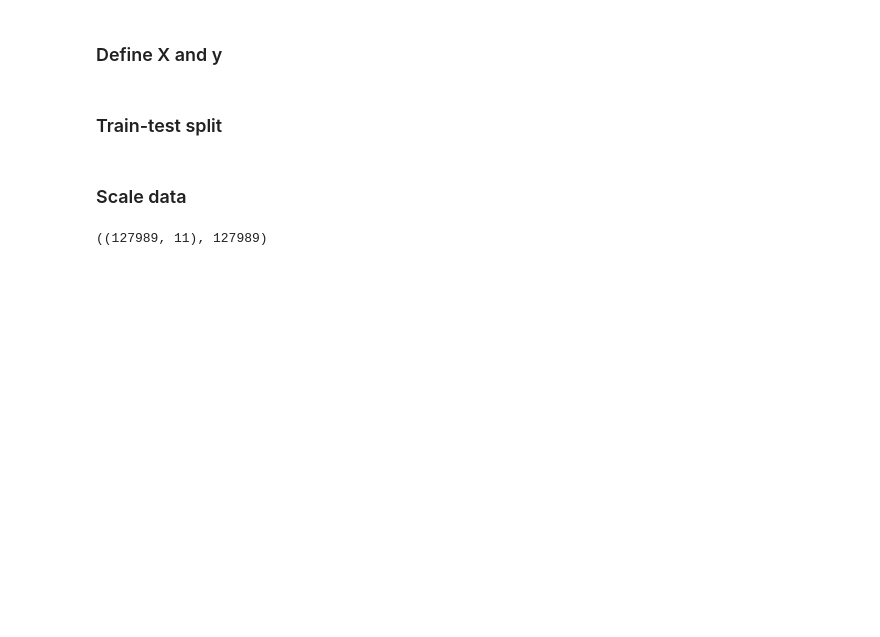
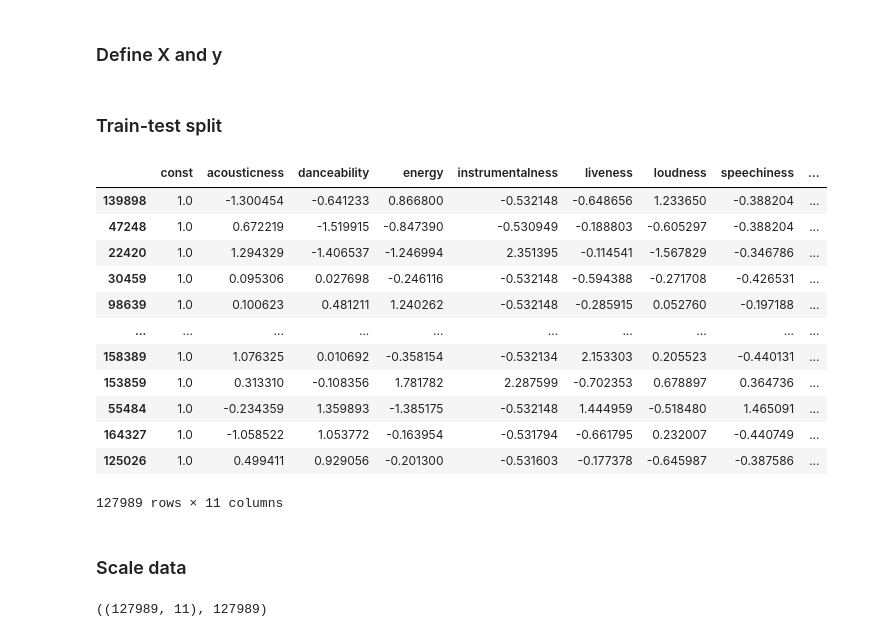
Before and after one commit to data-gab/Song-Popularity-Prediction, a Jupyter notebook: NOTEBOOKS/Linear Regression Modeling.ipynb, the cells around one changed output. Cells and saved outputs as stored; diff of their text form; code cells hidden in the pictures; blank space fills up the shorter version.

```diff
--- a/NOTEBOOKS/Linear Regression Modeling.ipynb
+++ b/NOTEBOOKS/Linear Regression Modeling.ipynb
@@ -90,6 +90,22 @@ y = list(df[y_col])
 ### Train-test split
 # %%
 X_train, X_test, y_train, y_test = train_test_split(X, y, test_size=0.25)
+# %%
+X_train
+# %% [output]
+|  | const | acousticness | danceability | energy | instrumentalness | liveness | loudness | speechiness | ... |
+| 139898 | 1.0 | -1.300454 | -0.641233 | 0.866800 | -0.532148 | -0.648656 | 1.233650 | -0.388204 | ... |
+| 47248 | 1.0 | 0.672219 | -1.519915 | -0.847390 | -0.530949 | -0.188803 | -0.605297 | -0.388204 | ... |
+| 22420 | 1.0 | 1.294329 | -1.406537 | -1.246994 | 2.351395 | -0.114541 | -1.567829 | -0.346786 | ... |
+| 30459 | 1.0 | 0.095306 | 0.027698 | -0.246116 | -0.532148 | -0.594388 | -0.271708 | -0.426531 | ... |
+| 98639 | 1.0 | 0.100623 | 0.481211 | 1.240262 | -0.532148 | -0.285915 | 0.052760 | -0.197188 | ... |
+| ... | ... | ... | ... | ... | ... | ... | ... | ... | ... |
+| 158389 | 1.0 | 1.076325 | 0.010692 | -0.358154 | -0.532134 | 2.153303 | 0.205523 | -0.440131 | ... |
+| 153859 | 1.0 | 0.313310 | -0.108356 | 1.781782 | 2.287599 | -0.702353 | 0.678897 | 0.364736 | ... |
+| 55484 | 1.0 | -0.234359 | 1.359893 | -1.385175 | -0.532148 | 1.444959 | -0.518480 | 1.465091 | ... |
+| 164327 | 1.0 | -1.058522 | 1.053772 | -0.163954 | -0.531794 | -0.661795 | 0.232007 | -0.440749 | ... |
+| 125026 | 1.0 | 0.499411 | 0.929056 | -0.201300 | -0.531603 | -0.177378 | -0.645987 | -0.387586 | ... |
+127989 rows × 11 columns
 # %% [markdown]
 ### Scale data
 # %%
```
Also changed, not shown: parts of 1 cell of this notebook, 3 other files.
